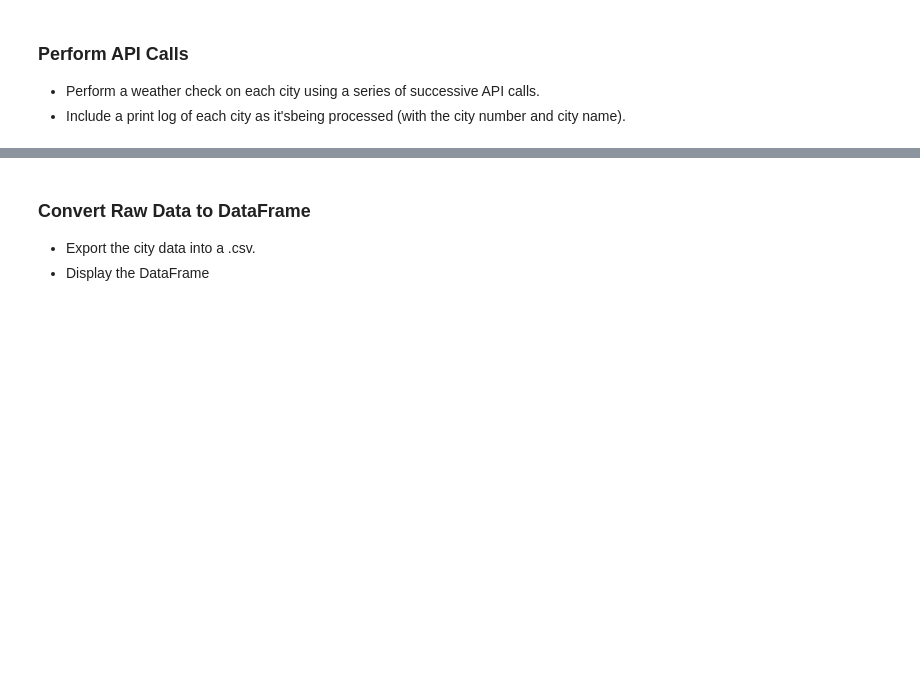
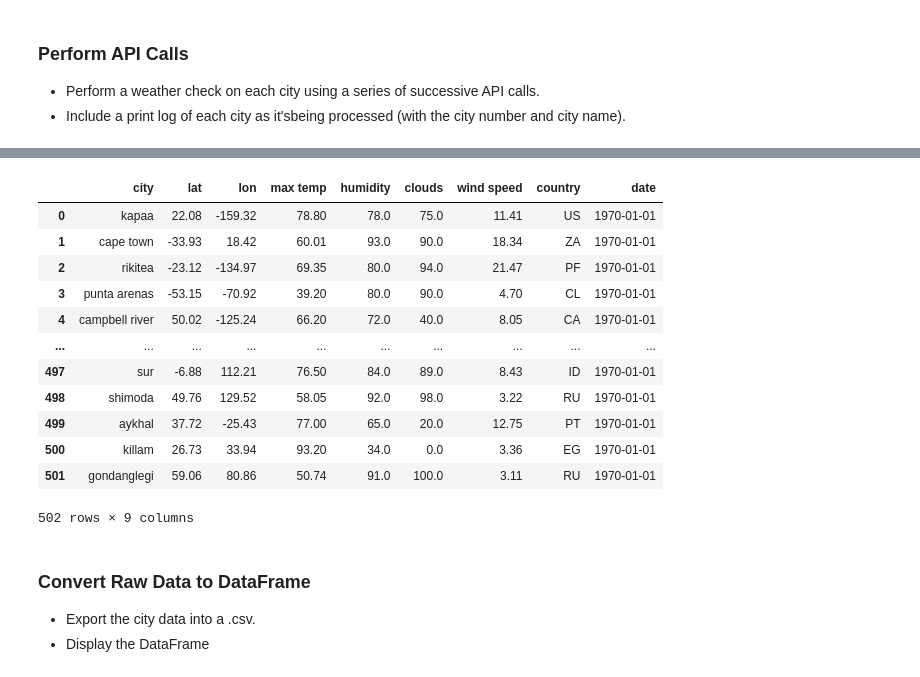
Before and after one commit to JonZagorski/Python_API, a Jupyter notebook: Homework/starter_code/WeatherPy.ipynb, the cells around one changed output, grey strips where cells are left out. Drawn from its saved outputs; the diff is of its cells as text; code cells hidden in the pictures; blank space fills up the shorter version.

Commit message:
finished making dataframe from api call data. need to do the cleaning based on humidity

```diff
--- a/Homework/starter_code/WeatherPy.ipynb
+++ b/Homework/starter_code/WeatherPy.ipynb
@@ -45,0 +79,36 @@ Data Retrieval Complete
+# %%
+url = "http://api.openweathermap.org/data/2.5/weather?"
+units = "Imperial"
+query_url = f"{url}appid={api_key}&units={units}&q="
+
+temp= []
+max_temp = []
+humidity = []
+wind_speed = []
+clouds = []
+city_lat = []
+city_lon = []
+country = []
+thedate = []
+i = 0
+for city in cities:
+    try:
+        response = requests.get(query_url + city).json()
+        temp.append(response['main']['temp'])
+        max_temp.append(response['main']['temp_max'])
+        humidity.append(response['main']['humidity'])
+        wind_speed.append(response['wind']['speed'])
+        clouds.append(response['clouds']['all'])
+        city_lat.append(response['coord']['lat'])
+        city_lon.append(response['coord']['lon'])
+        country.append(response['sys']['country'])
+        thedate.append(response['dt'])
+
+        print(f"The city of {city} has a temp of {temp[i]} F. Importing {i+1} of {len(cities)}")
+        i = i + 1
+    except KeyError:
+        print(f"Key Error moving on...")
+
+
+
+print(f"There were {len(cities) - i} exceptions out of {len(cities)}.")
@@ -46,3 +133,26 @@ Data Retrieval Complete
+# %%
+
+#columns = ['city', 'lat', 'lon', 'max temp', 'humidity', 'clouds', 'wind speed', 'country', 'date']
+lists = [cities,city_lat,city_lon,max_temp,humidity,clouds,wind_speed,country,thedate]
+merged_df = pd.concat([pd.Series(x) for x in lists], axis=1,)
+#merged_df = merged_df.rename(columns={'0':'city', '1':'lat','2': 'lon','3': 'max temp','4': 'humidity','5': 'clouds','6': 'wind speed','7': 'country','8': 'date'})
+merged_df.columns = ['city', 'lat', 'lon', 'max temp', 'humidity', 'clouds', 'wind speed', 'country', 'date']
+merged_df = merged_df.dropna(axis=0)
+merged_df
+# %% [output]
+|  | city | lat | lon | max temp | humidity | clouds | wind speed | country | date |
+| 0 | kapaa | 22.08 | -159.32 | 78.80 | 78.0 | 75.0 | 11.41 | US | 1970-01-01 |
+| 1 | cape town | -33.93 | 18.42 | 60.01 | 93.0 | 90.0 | 18.34 | ZA | 1970-01-01 |
+| 2 | rikitea | -23.12 | -134.97 | 69.35 | 80.0 | 94.0 | 21.47 | PF | 1970-01-01 |
+| 3 | punta arenas | -53.15 | -70.92 | 39.20 | 80.0 | 90.0 | 4.70 | CL | 1970-01-01 |
+| 4 | campbell river | 50.02 | -125.24 | 66.20 | 72.0 | 40.0 | 8.05 | CA | 1970-01-01 |
+| ... | ... | ... | ... | ... | ... | ... | ... | ... | ... |
+| 497 | sur | -6.88 | 112.21 | 76.50 | 84.0 | 89.0 | 8.43 | ID | 1970-01-01 |
+| 498 | shimoda | 49.76 | 129.52 | 58.05 | 92.0 | 98.0 | 3.22 | RU | 1970-01-01 |
+| 499 | aykhal | 37.72 | -25.43 | 77.00 | 65.0 | 20.0 | 12.75 | PT | 1970-01-01 |
+| 500 | killam | 26.73 | 33.94 | 93.20 | 34.0 | 0.0 | 3.36 | EG | 1970-01-01 |
+| 501 | gondanglegi | 59.06 | 80.86 | 50.74 | 91.0 | 100.0 | 3.11 | RU | 1970-01-01 |
+502 rows × 9 columns
 # %% [markdown]
 ### Convert Raw Data to DataFrame
 * Export the city data into a .csv.
```
Also changed, not shown: parts of 10 cells of this notebook, 2 other files.
